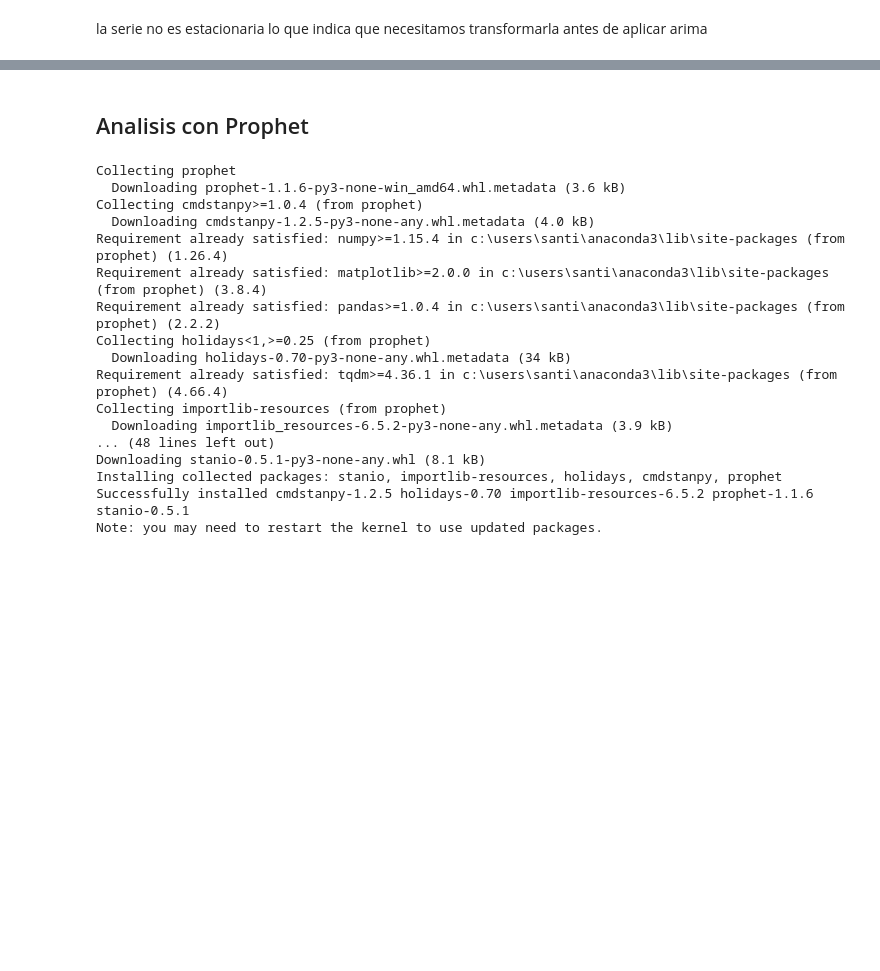
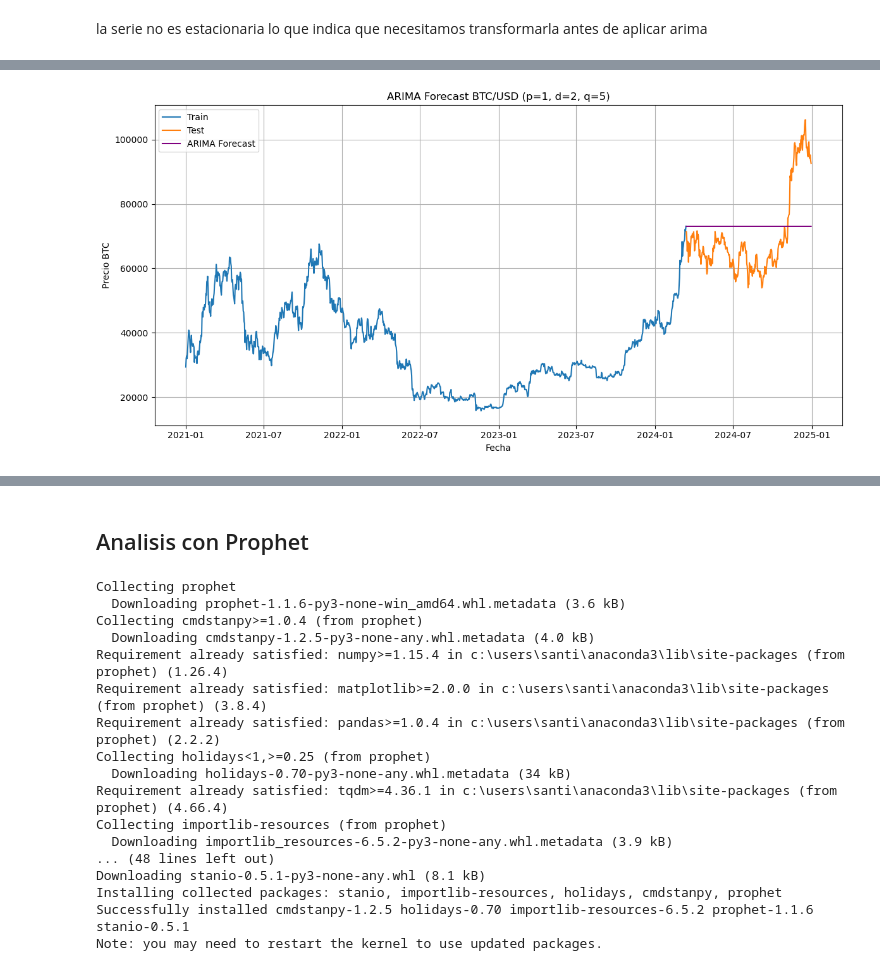
Before and after one commit to seba098098/Projecto_TRM, a Jupyter notebook: Notebooks/04_Modelado_Predictivo_Con_ML..ipynb, the cells around one changed output, grey strips where cells are left out. Cells and saved outputs as stored; diff of their text form; code cells hidden in the pictures; blank space fills up the shorter version.

Commit message:
Pruebas Modelo

```diff
--- a/Notebooks/04_Modelado_Predictivo_Con_ML..ipynb
+++ b/Notebooks/04_Modelado_Predictivo_Con_ML..ipynb
@@ -161,19 +117,0 @@ Mejor AIC: 18986.931487090485
-# %%
-# Crear un índice extendido para incluir los 12 días futuros
-extended_index = df_btc.index.append(pd.date_range(df_btc.index[-1] + pd.Timedelta(days=1), periods=12))
-
-# Crear una serie combinada con los datos reales y las predicciones futuras
-combined_series = pd.Series(index=extended_index, dtype=float)
-combined_series.loc[df_btc.index] = df_btc['Close']
-combined_series.loc[forecast.index[:12]] = forecast[:12]
-
-# Graficar los datos reales y las predicciones futuras
-plt.figure(figsize=(12, 6))
-plt.plot(combined_series, label='Datos reales y predicciones futuras', color='blue')
-plt.axvline(x=df_btc.index[-1], color='red', linestyle='--', label='Inicio de predicción')
-plt.title('Predicción de Bitcoin con 12 días a futuro')
-plt.xlabel('Fecha')
-plt.ylabel('Precio de Bitcoin')
-plt.legend()
-plt.grid(True)
-plt.show()
@@ -181,0 +118,68 @@ plt.show()
+# %%
+import pandas as pd
+import numpy as np
+import matplotlib.pyplot as plt
+from statsmodels.tsa.arima.model import ARIMA
+from sklearn.metrics import mean_squared_error, mean_absolute_error
+from statsmodels.tsa.stattools import adfuller
+
+# -----------------------------------------
+# 1. Cargar datos
+# -----------------------------------------
+#df_btc.set_index("Date", inplace=True)
+df_btc = df_btc.sort_index()
+
+# -----------------------------------------
+# 2. Evaluar estacionariedad y confirmar d=2
+# -----------------------------------------
+print(">>> ADF test original:")
+print(adfuller(df_btc['Close']))
+print(">>> ADF test 1ra diferencia:")
+print(adfuller(df_btc['Close'].diff().dropna()))
+print(">>> ADF test 2da diferencia:")
+print(adfuller(df_btc['Close'].diff().diff().dropna()))
+
+# -----------------------------------------
+# 3. Separar datos
+# -----------------------------------------
+train_size = int(len(df_btc) * 0.8)
+train = df_btc['Close'][:train_size]
+test = df_btc['Close'][train_size:]
+
+# -----------------------------------------
+# 4. Entrenar modelo ARIMA manual
+# -----------------------------------------
+p, d, q = 1, 1, 1  # basado en pruebas previas
+model = ARIMA(train, order=(p, d, q))
+model_fit = model.fit()
+print(model_fit.summary())
+
+# -----------------------------------------
+# 5. Forecast
+# -----------------------------------------
+n_test = len(test)
+forecast = model_fit.forecast(steps=n_test)
+
+# -----------------------------------------
+# 6. Evaluación
+# -----------------------------------------
+rmse = np.sqrt(mean_squared_error(test, forecast))
+mae = mean_absolute_error(test, forecast)
+print(f"RMSE: {rmse:.2f}")
+print(f"MAE: {mae:.2f}")
+
+# -----------------------------------------
+# 7. Visualización
+# -----------------------------------------
+plt.figure(figsize=(12,6))
+plt.plot(train.index, train, label='Train')
+plt.plot(test.index, test, label='Test')
+plt.plot(test.index, forecast, label='ARIMA Forecast', color='purple')
+plt.title("ARIMA Forecast BTC/USD (p=1, d=2, q=5)")
+plt.xlabel("Fecha")
+plt.ylabel("Precio BTC")
+plt.legend()
+plt.grid(True)
+plt.tight_layout()
+plt.show()
+# %% [output]
@@ -181,0 +203 @@ plt.show()
+[figure, added]
```
Also changed, not shown: parts of 11 cells of this notebook.
